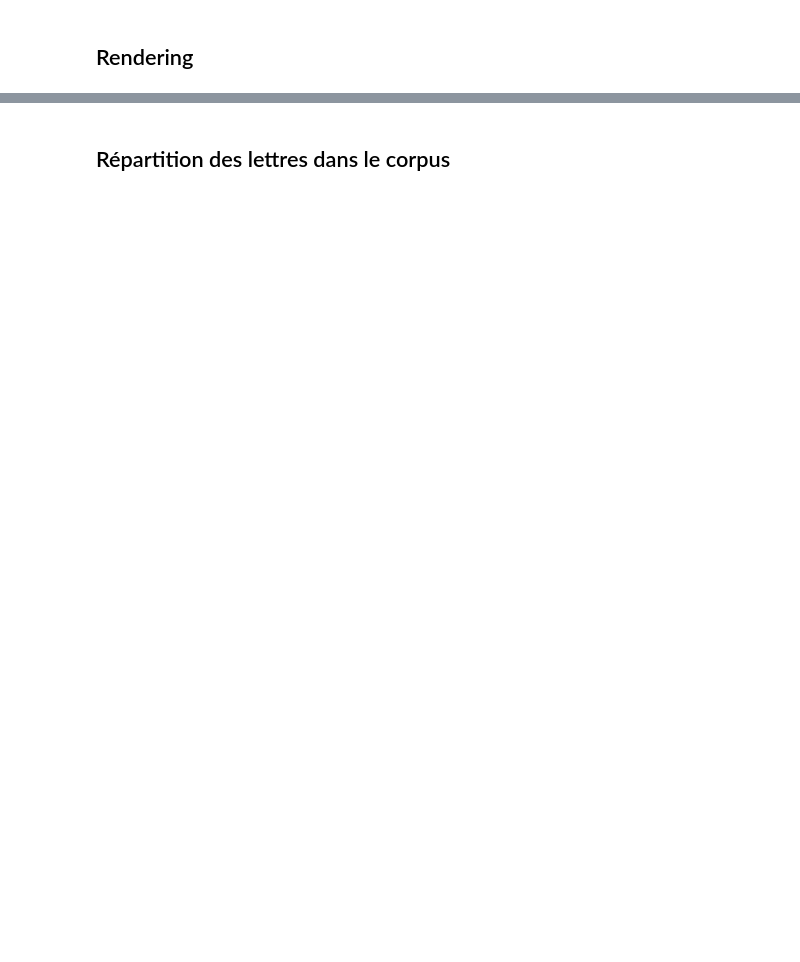
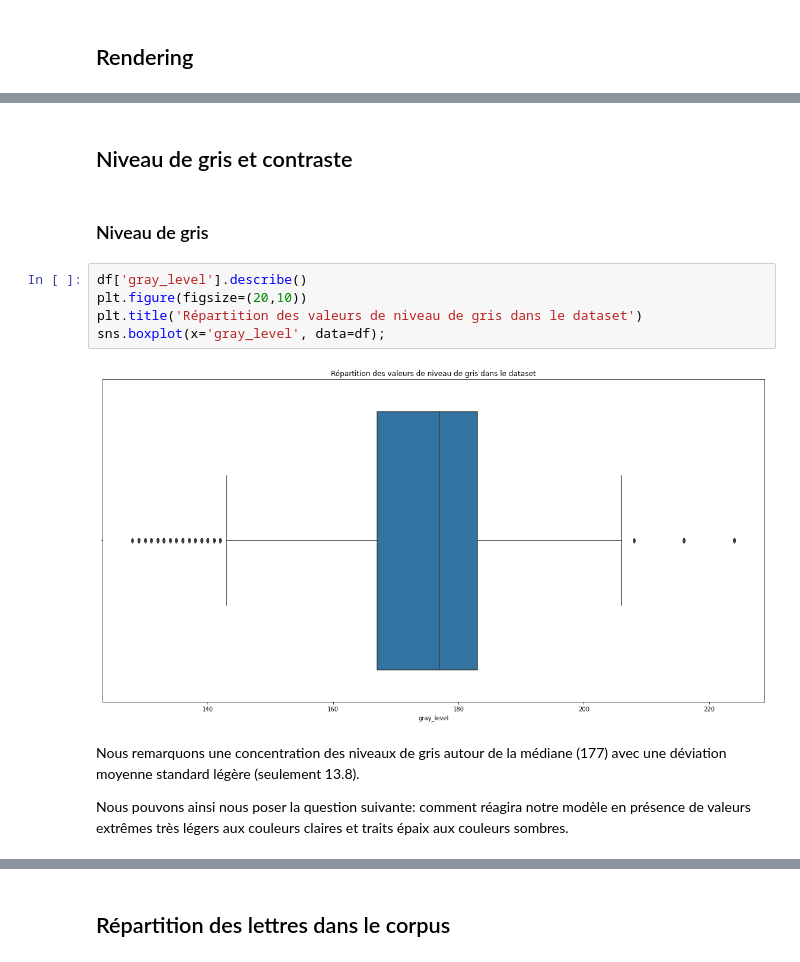
Before and after one commit to Jpec57/ocr-iam, a Jupyter notebook: notebooks/explorating_words.ipynb, the cells around one changed output, grey strips where cells are left out. Cells and saved outputs as stored; diff of their text form; blank space fills up the shorter version.

```diff
--- a/notebooks/explorating_words.ipynb
+++ b/notebooks/explorating_words.ipynb
@@ -153,0 +171,15 @@ plot_bounding_box(df.iloc[42])
+# %% [markdown]
+## Niveau de gris et contraste
+# %% [markdown]
+### Niveau de gris
+# %%
+df['gray_level'].describe()
+plt.figure(figsize=(20,10))
+plt.title('Répartition des valeurs de niveau de gris dans le dataset')
+sns.boxplot(x='gray_level', data=df);
+# %% [output]
+[figure, added]
+# %% [markdown]
+Nous remarquons une concentration des niveaux de gris autour de la médiane (177) avec une déviation moyenne standard légère (seulement 13.8).
+
+Nous pouvons ainsi nous poser la question suivante: comment réagira notre modèle en présence de valeurs extrêmes très légers aux couleurs claires et traits épaix aux couleurs sombres.
```
Also changed, not shown: parts of 36 cells of this notebook.
